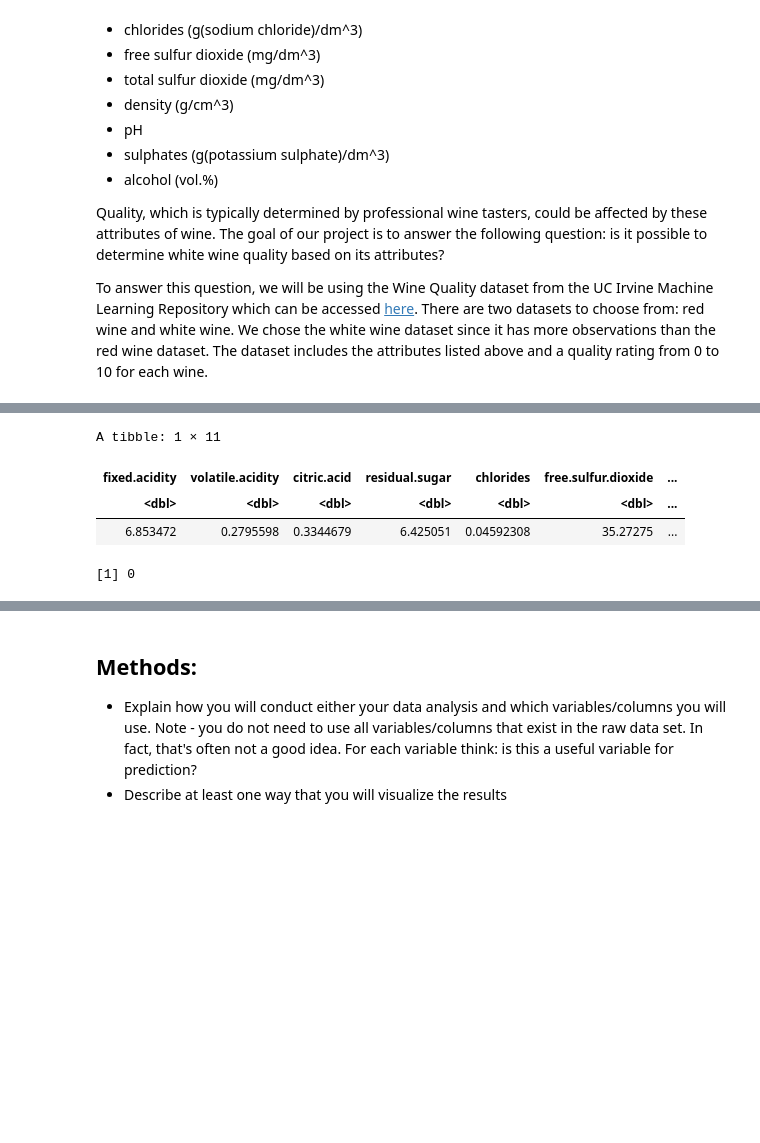
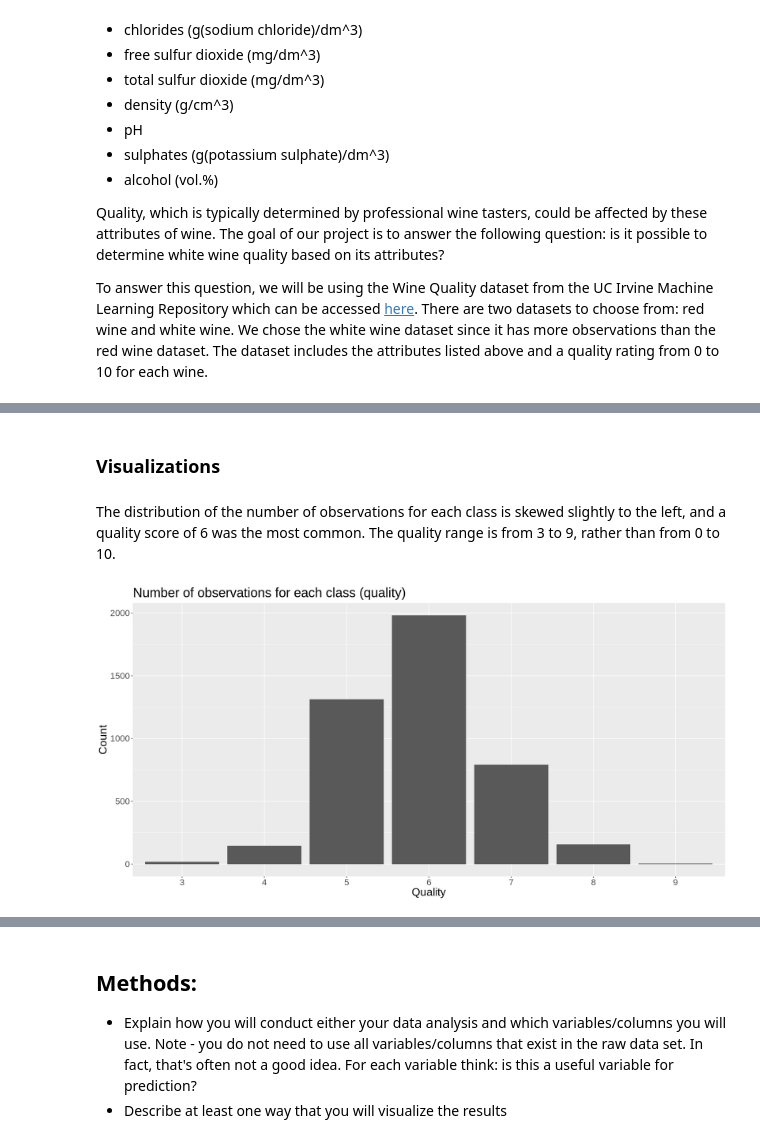
Before and after one commit to pradhyumnan8/DSCI-100-Wine-Quality-Predictor-Project, a Jupyter notebook: group_project_proposal.ipynb, the cells around one changed output, grey strips where cells are left out. Drawn from its saved outputs; the diff is of its cells as text; code cells hidden in the pictures; blank space fills up the shorter version.

```diff
--- a/group_project_proposal.ipynb
+++ b/group_project_proposal.ipynb
@@ -90,15 +124,15 @@ A tibble: 7 × 2
-# %%
-pred_means <- wine_train |>
-    select(-quality) |>
-    map_df(mean)
-
-pred_means
-# %% [output]
-A tibble: 1 × 11
-| fixed.acidity | volatile.acidity | citric.acid | residual.sugar | chlorides | free.sulfur.dioxide | ... |
-| <dbl> | <dbl> | <dbl> | <dbl> | <dbl> | <dbl> | ... |
-| 6.853472 | 0.2795598 | 0.3344679 | 6.425051 | 0.04592308 | 35.27275 | ... |
-# %%
-sum(is.na(wine_train))
-# %% [output]
-[1] 0
+# %% [markdown]
+### Visualizations
+# %% [markdown]
+The distribution of the number of observations for each class is skewed slightly to the left, and a quality score of 6 was the most common. The quality range is from 3 to 9, rather than from 0 to 10.
+# %%
+observation_plot <- wine_train |>
+    ggplot(aes(x = quality)) +
+    geom_bar() +
+    theme(text = element_text(size = 20)) +
+    ggtitle("Number of observations for each class (quality)") +
+    labs(x = "Quality", y = "Count")
+
+observation_plot
+# %% [output]
+[figure, added]
```
Also changed, not shown: parts of 16 cells of this notebook.
